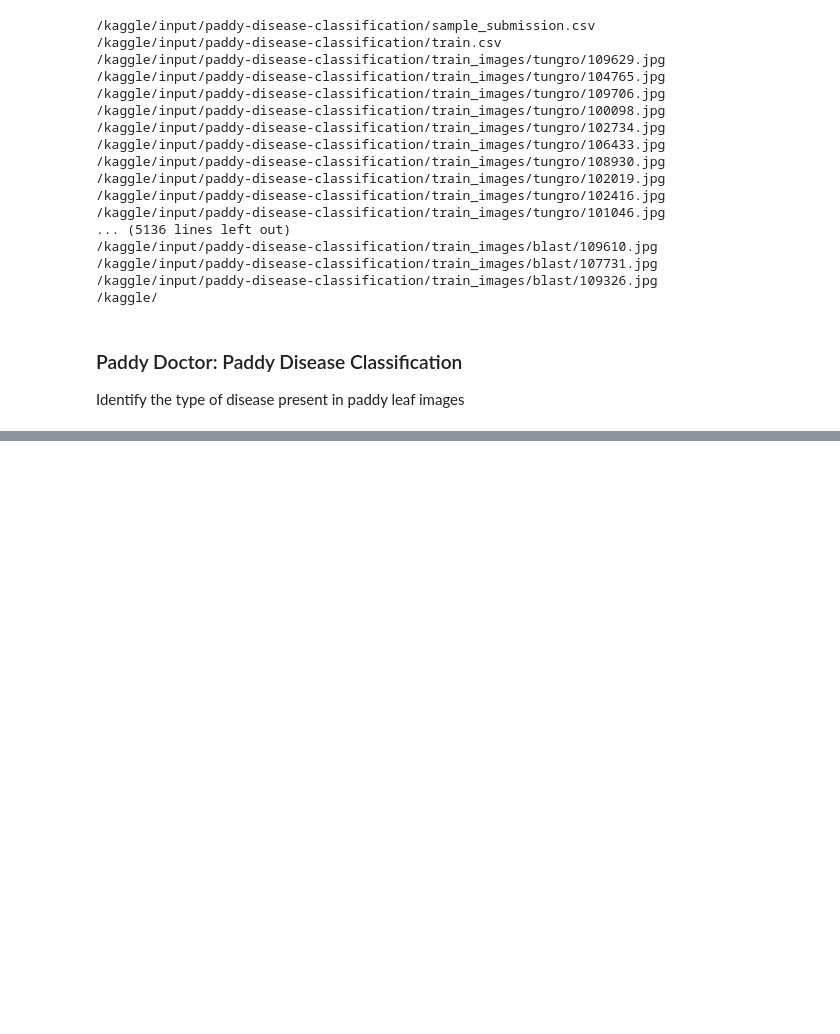
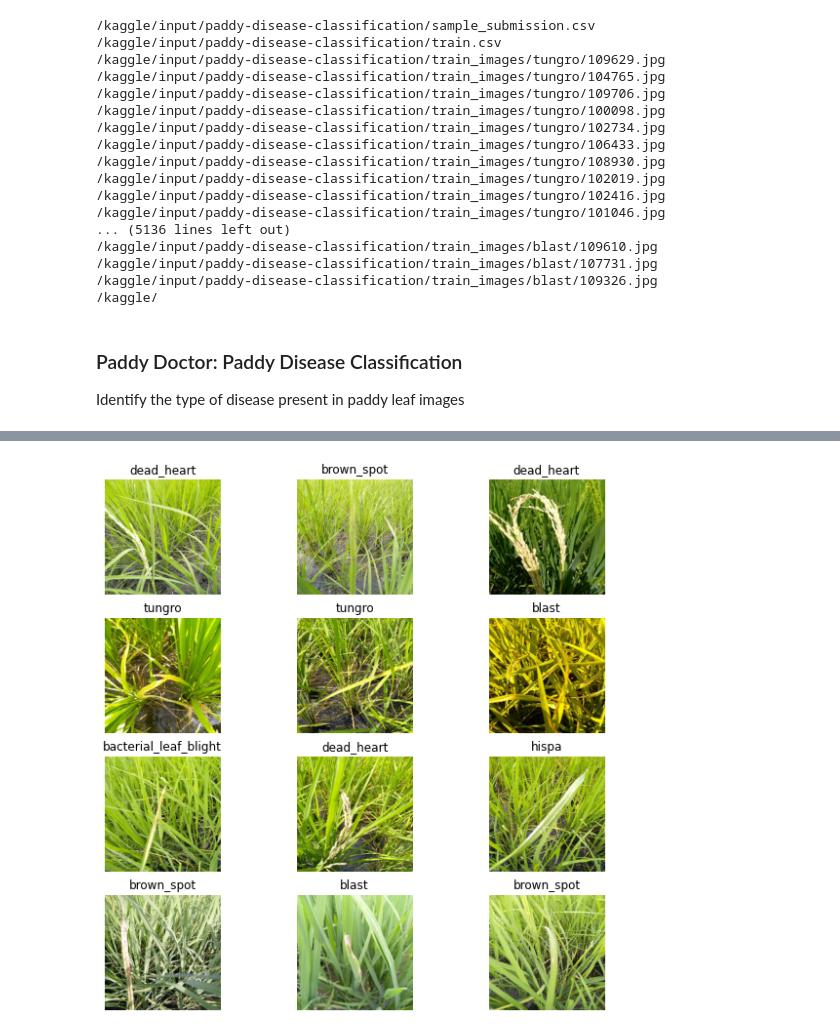
Before and after one commit to elinteerie/Models, a Jupyter notebook: paddy-doctor-paddy-disease-classification.ipynb, the cells around one changed output, grey strips where cells are left out. Cells and saved outputs as stored; diff of their text form; code cells hidden in the pictures; blank space fills up the shorter version.

Commit message:
Kaggle Notebook | Paddy Doctor: Paddy Disease Classification | Version 2

```diff
--- a/paddy-doctor-paddy-disease-classification.ipynb
+++ b/paddy-doctor-paddy-disease-classification.ipynb
@@ -45,0 +51,14 @@ Identify the type of disease present in paddy leaf images
+# %%
+train_dir = '/kaggle/input/paddy-disease-classification/train_images/'
+test_dir = '/kaggle/input/paddy-disease-classification/test_images/'
+# %%
+img_height = 224
+img_width = 224
+batch_size = 32
+# %%
+train_data = tf.keras.utils.image_dataset_from_directory(train_dir,
+  validation_split=0.2,
+  subset="training",
+  seed=123,
+  image_size=(img_height, img_width),
+  batch_size=batch_size)
@@ -45,0 +87,3 @@ Identify the type of disease present in paddy leaf images
+# %%
+class_names = train_data.class_names
+class_names
@@ -45,0 +101,12 @@ Identify the type of disease present in paddy leaf images
+# %%
+## Visualise Dataset
+import matplotlib.pyplot as plt
+
+plt.figure(figsize=(10, 10))
+for images, labels in train_data.take(1):
+  for i in range(12):
+    ax = plt.subplot(4, 3, i + 1)
+    plt.imshow(images[i].numpy().astype("uint8"))
+    plt.title(class_names[labels[i]])
+    plt.axis("off")
+# %% [output]
@@ -45,0 +114 @@ Identify the type of disease present in paddy leaf images
+[figure, added]
```
Also changed, not shown: parts of 8 cells of this notebook.
